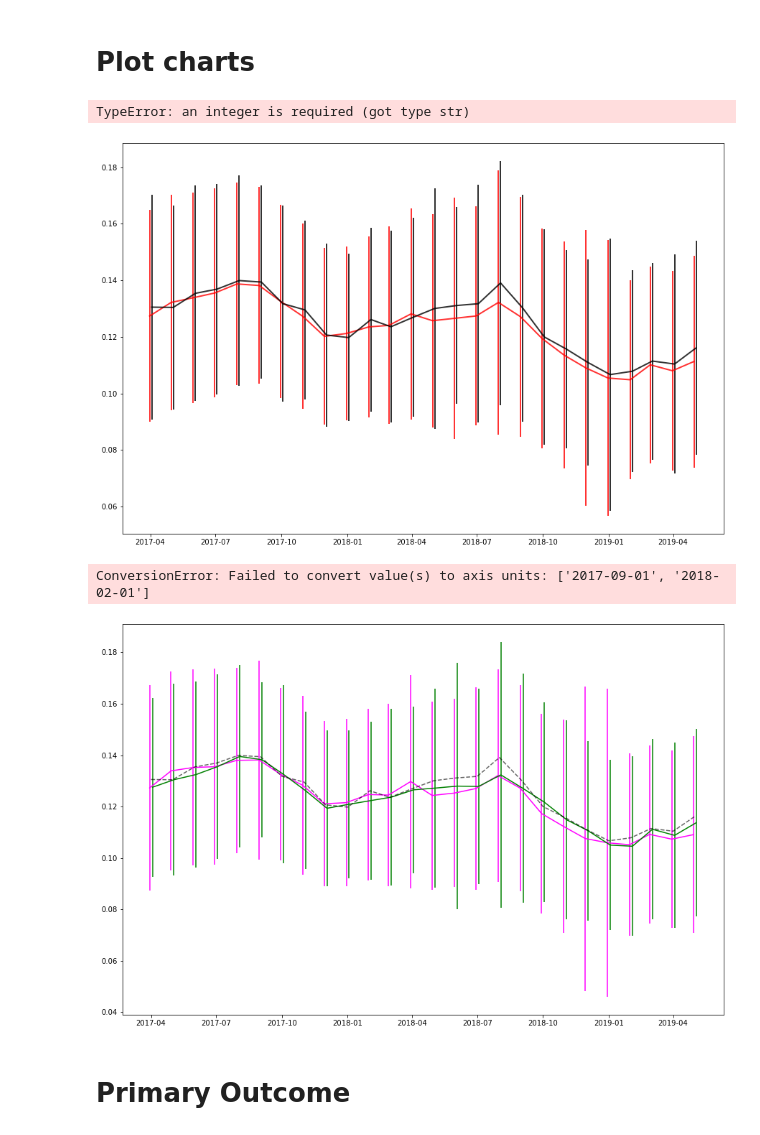
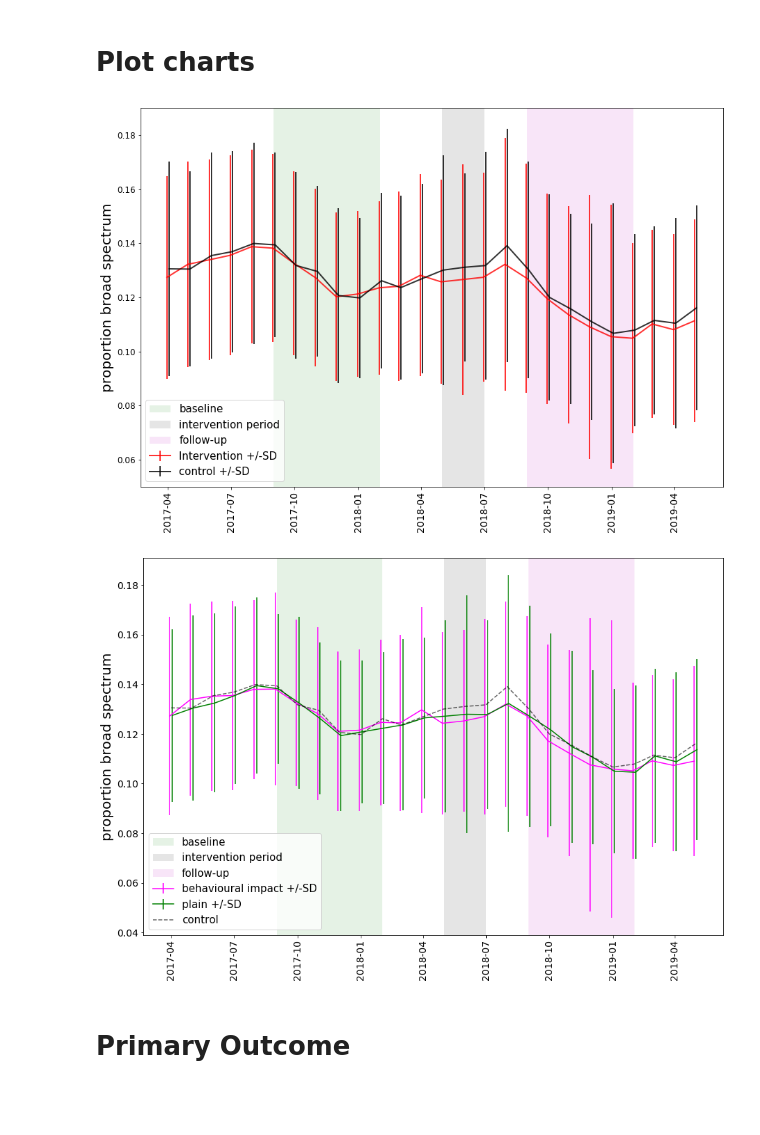
Before and after one commit to ebmdatalab/antibiotics-rct-analysis, a Jupyter notebook: Cephalosporin measure for RCT (analysis).ipynb, the cells around one changed output. Drawn from its saved outputs; the diff is of its cells as text; code cells hidden in the pictures; blank space fills up the shorter version.

```diff
--- a/Cephalosporin measure for RCT (analysis).ipynb
+++ b/Cephalosporin measure for RCT (analysis).ipynb
@@ -156,38 +156,37 @@ def plot_timetrends(df=plot_data, ymin=0.05, ymax=0.19, legend_loc="lower left",
     dfp2 = dfp.loc[dfp["month"]>"2017-03-01"].groupby(['month','allocation']).mean().unstack()
     dfp2.columns = dfp2.columns.droplevel()
     dfp2.reset_index(inplace=True)
 
     yerror = dfp.loc[dfp["month"]>"2017-03-01"].groupby(['month','allocation']).std().unstack()
     yerror.columns = yerror.columns.droplevel()
     yerror.reset_index(inplace=True)
 
     plt.errorbar(dfp2["month"] + pd.Timedelta(days=-1), dfp2["I"], color='r',alpha=0.8, linewidth=2, yerr=yerror["I"],label="Intervention +/-SD")
     plt.errorbar(dfp2["month"] + pd.Timedelta(days=2), dfp2["con"], color='k', alpha=0.8, linewidth=2, yerr=yerror["con"],label="control +/-SD")
 
 
     # Add vertical lines for significant time points
     xposition = ['2017-09-01', '2018-02-01','2018-09-01','2019-02-01','2018-05-01','2018-07-01']
-    plt.axvspan(dt.datetime(xposition[0]), xposition[1], facecolor='g', alpha=0.1, label="baseline")
-    plt.axvspan(xposition[4], xposition[5], facecolor='k', alpha=0.1, label="intervention period")
-    plt.axvspan(xposition[2], xposition[3], facecolor='m', alpha=0.1, label="follow-up")
+    plt.axvspan(pd.to_datetime(xposition[0]), pd.to_datetime(xposition[1]), facecolor='g', alpha=0.1, label="baseline")
+    plt.axvspan(pd.to_datetime(xposition[4]), pd.to_datetime(xposition[5]), facecolor='k', alpha=0.1, label="intervention period")
+    plt.axvspan(pd.to_datetime(xposition[2]), pd.to_datetime(xposition[3]), facecolor='m', alpha=0.1, label="follow-up")
 
 
     plt.legend(loc=legend_loc, fontsize=15)
 
     plt.ylabel(ylabel, fontsize=20)
     plt.xticks(rotation=90, size=14)
     plt.yticks(size=12)
 
     x1,x2,y1,y2 = plt.axis()
     plt.axis((x1,x2,ymin, ymax))
 
     plt.show()
 
 
 plot_timetrends()
 # %% [output]
-TypeError: an integer is required (got type str)
-[figure, old version]
+[figure, new version]
 # %%
 fig = plt.subplots(figsize=(15,10))
 
@@ -210,9 +209,9 @@ plt.errorbar(dfp3["month"], dfp3["con"],label="control", linestyle="--", alpha=0
 
 # Add vertical lines for significant time points
 xposition = ['2017-09-01', '2018-02-01','2018-09-01','2019-02-01','2018-05-01','2018-07-01']
-plt.axvspan(xposition[0], xposition[1], facecolor='g', alpha=0.1, label="baseline")
-plt.axvspan(xposition[4], xposition[5], facecolor='k', alpha=0.1, label="intervention period")
-plt.axvspan(xposition[2], xposition[3], facecolor='m', alpha=0.1, label="follow-up")
+plt.axvspan(pd.to_datetime(xposition[0]), pd.to_datetime(xposition[1]), facecolor='g', alpha=0.1, label="baseline")
+plt.axvspan(pd.to_datetime(xposition[4]), pd.to_datetime(xposition[5]), facecolor='k', alpha=0.1, label="intervention period")
+plt.axvspan(pd.to_datetime(xposition[2]), pd.to_datetime(xposition[3]), facecolor='m', alpha=0.1, label="follow-up")
 
 
 plt.legend(loc='lower left', fontsize=15)
@@ -223,8 +222,7 @@ plt.yticks(size=14)
 
 plt.show()
 # %% [output]
-ConversionError: Failed to convert value(s) to axis units: ['2017-09-01', '2018-02-01']
-[figure, old version]
+[figure, new version]
 # %% [markdown]
 # Primary Outcome
 # %%
```
Also changed, not shown: parts of 27 cells of this notebook.
